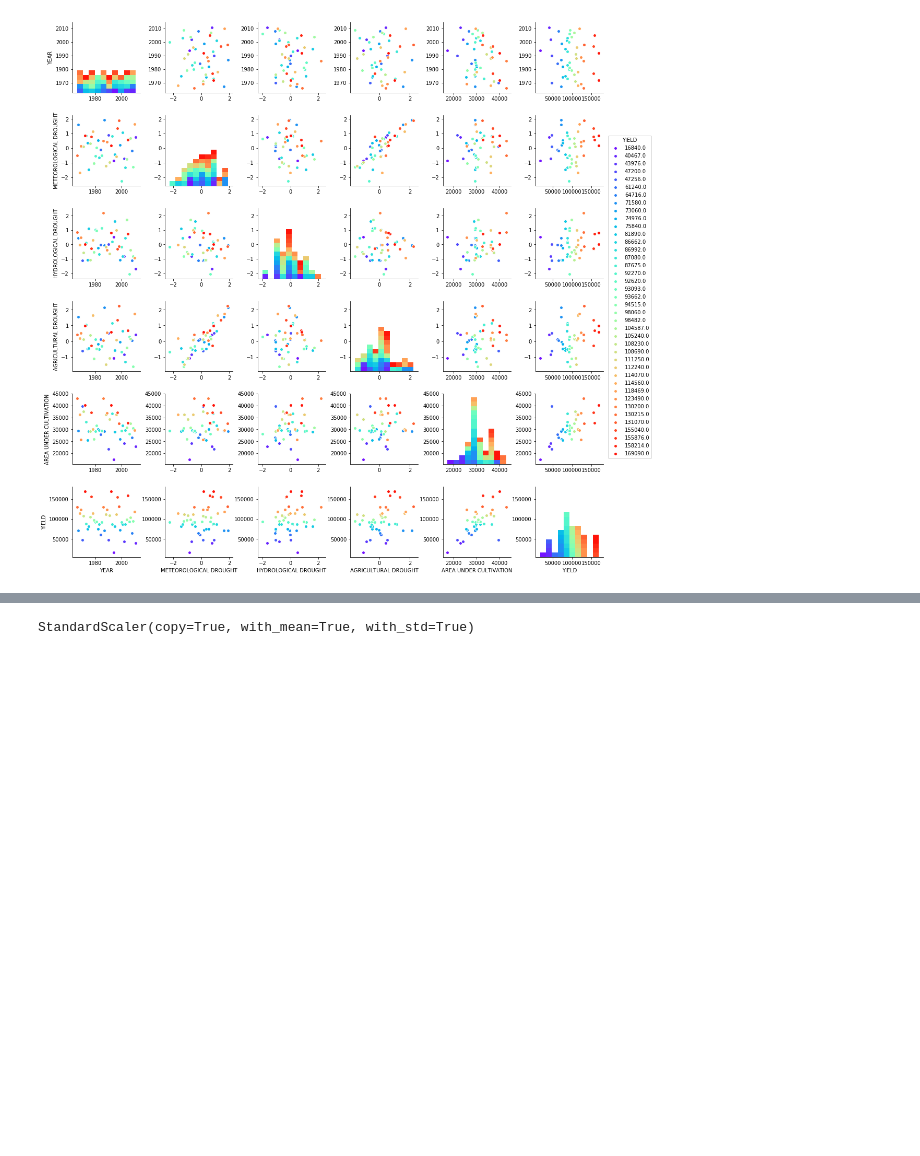
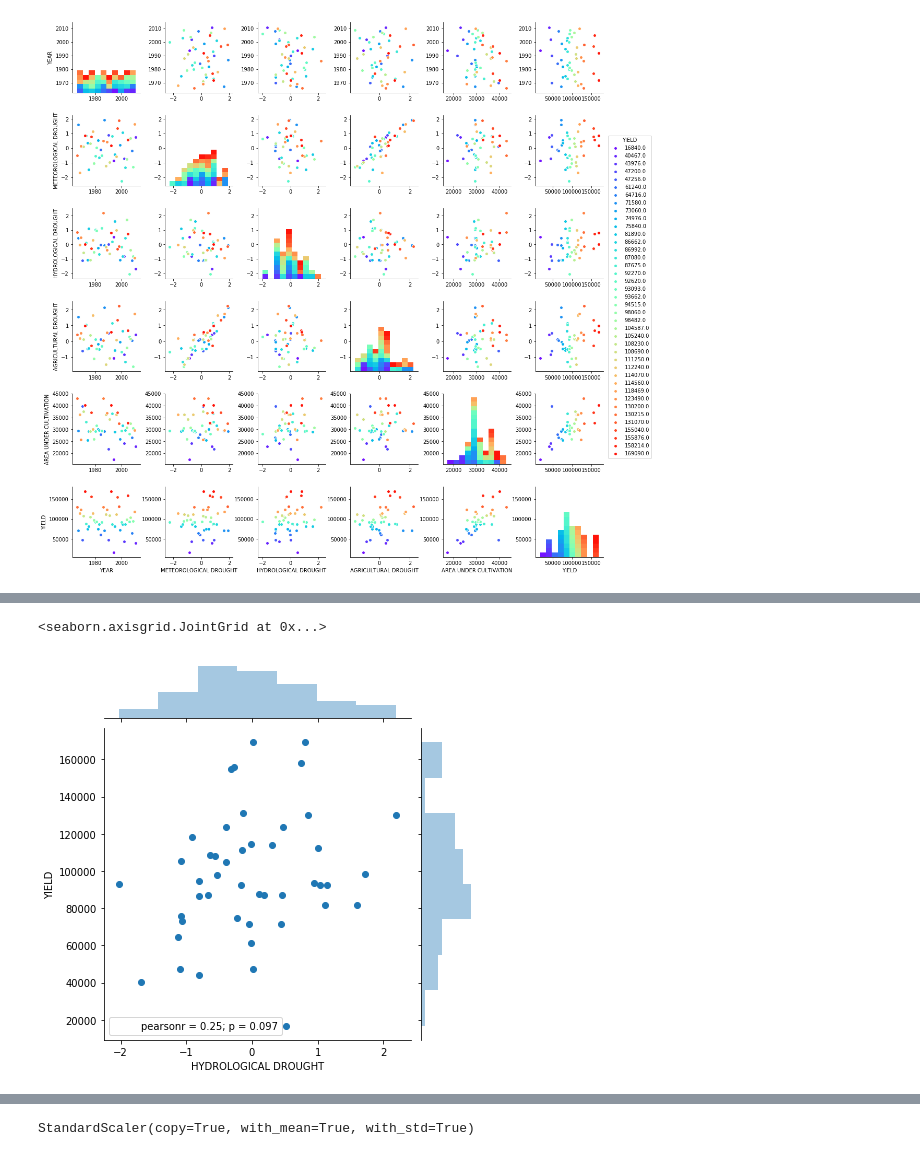
Before and after one commit to ritwizme/Crop-Yield-pred, a Jupyter notebook: Untitled.ipynb, the cells around one changed output, grey strips where cells are left out. Drawn from its saved outputs; the diff is of its cells as text; code cells hidden in the pictures; blank space fills up the shorter version.

```diff
--- a/Untitled.ipynb
+++ b/Untitled.ipynb
@@ -78,0 +87,5 @@ sns.pairplot(df,hue='YIELD',palette='rainbow')
+# %%
+sns.jointplot(x='HYDROLOGICAL DROUGHT', y='YIELD', data = df)
+# %% [output]
+<seaborn.axisgrid.JointGrid at 0x...>
+[figure, added]
```
Also changed, not shown: parts of 4 cells of this notebook.
